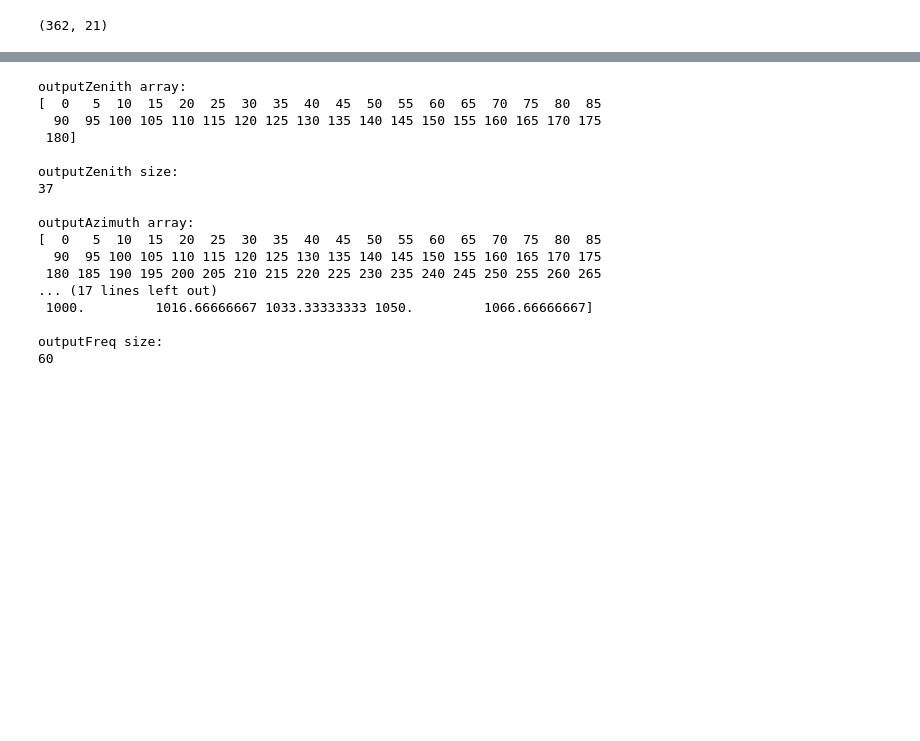
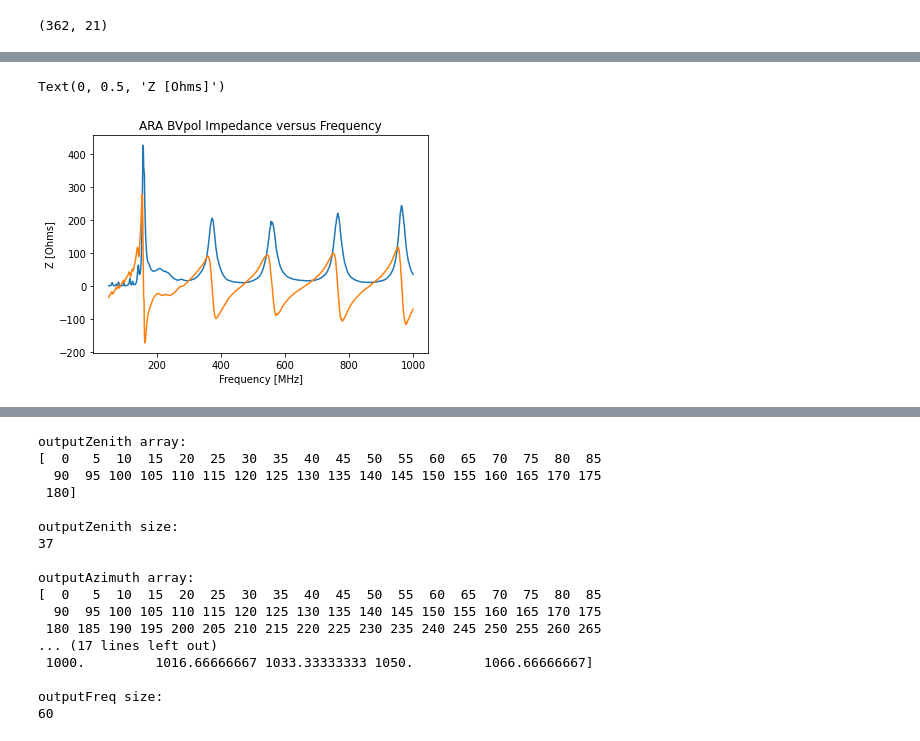
Before and after one commit to FlahertyJustinC/thesisWork, a Jupyter notebook: pvaGainAndPhase/pvaDataTransform.ipynb, the cells around one changed output, grey strips where cells are left out. Cells and saved outputs as stored; diff of their text form; code cells hidden in the pictures; blank space fills up the shorter version.

```diff
--- a/pvaGainAndPhase/pvaDataTransform.ipynb
+++ b/pvaGainAndPhase/pvaDataTransform.ipynb
@@ -72,0 +113,9 @@ gainData[:,:].shape
+# %%
+plt.plot(inputFreqAraImpedance, Z_BVpol.real)
+plt.plot(inputFreqAraImpedance, Z_BVpol.imag)
+plt.title("ARA BVpol Impedance versus Frequency")
+plt.xlabel("Frequency [MHz]")
+plt.ylabel("Z [Ohms]")
+# %% [output]
+Text(0, 0.5, 'Z [Ohms]')
+[figure, added]
```
Also changed, not shown: parts of 14 cells of this notebook.
